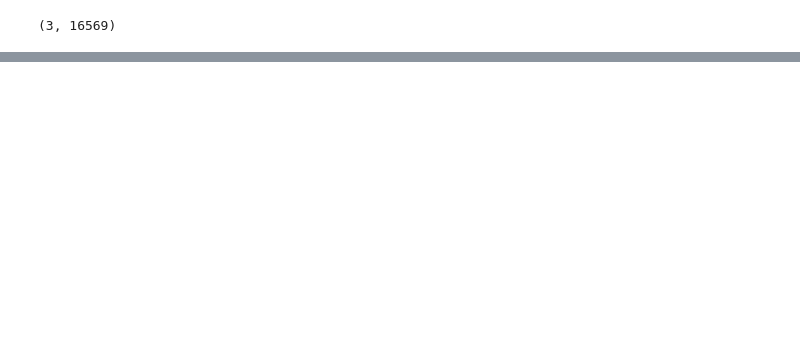
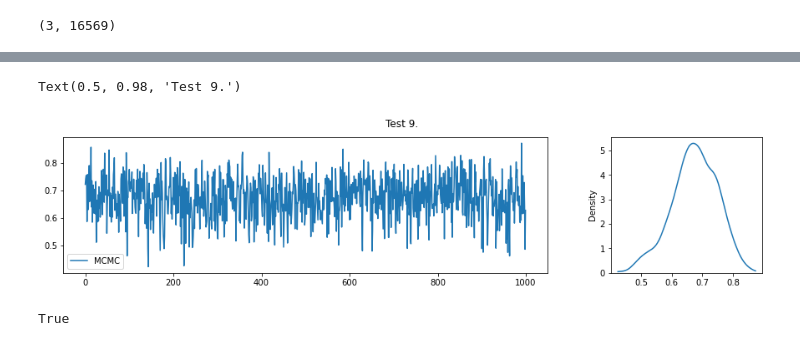
Before and after one commit to Genomics-HSE/glhap, a Jupyter notebook: gl_cont.ipynb, the cells around one changed output, grey strips where cells are left out. Drawn from its saved outputs; the diff is of its cells as text; code cells hidden in the pictures; blank space fills up the shorter version.

```diff
--- a/gl_cont.ipynb
+++ b/gl_cont.ipynb
@@ -566,6 +742,7 @@ def get_aln_pos(reference):
 def do_mcmc(n_iterations = 50000, output_file='', n_threads=8, model=0, show_each=10):
     if output_file != '':
         res = open(output_file,'w')
+    p_list = []
     num_reads, num_genomes  = MC.shape
     print(MC.shape)
     p = np.random.dirichlet([1]*num_genomes)
@@ -584,8 +761,10 @@ def do_mcmc(n_iterations = 50000, output_file='', n_threads=8, model=0, show_eac
 
             p[0] = p0
             p[1:] = p_other
+            p_list.append(p[0])
         else:
             p = np.random.dirichlet(1+ eta)
+            p_list.append(p[0])
         if output_file != '':
             res.write(f'iteration {i}')
             res.write(str(p[0]))
@@ -595,7 +774,7 @@ def do_mcmc(n_iterations = 50000, output_file='', n_threads=8, model=0, show_eac
     # pool.close()
     if output_file != '':
         res.close()
-    return p
+    return p_list
 # %%
 bam, genomes = preprocess(ref_fname, genomes_fname, bam_fname)
 # %% [output]
@@ -801,5 +973,5 @@ genomes_arr.shape
 # %%
 # np.sum((M[:,1]>M[:,0] + 4))
 # %%
-P = do_mcmc(5000, n_threads=1, model=1, show_each=10)
+P = do_mcmc(50000, n_threads=1, model=1, show_each=1000)
 # %% [output]
@@ -899,0 +997,16 @@ P = do_mcmc(5000, n_threads=1, model=1, show_each=10)
+# %%
+fig, (ax1, ax2) = plt.subplots(1, 2, figsize=(15,3), gridspec_kw={'width_ratios': [3.2, 1]})
+ax1.plot(np.asarray(P[::50]), label='MCMC')
+# x = [0, 50000]
+# y = [0.6, 0.6]
+# ax1.plot(x, y, label='Presice')
+ax1.legend()
+sns.kdeplot(np.asarray(P[200::50]), cut=0);
+fig.suptitle('Test 9.')
+# %% [output]
+Text(0.5, 0.98, 'Test 9.')
+[figure, added]
+# %%
+np.all(np.abs(P)<1)
+# %% [output]
+True
```
Also changed, not shown: parts of 36 cells of this notebook.
